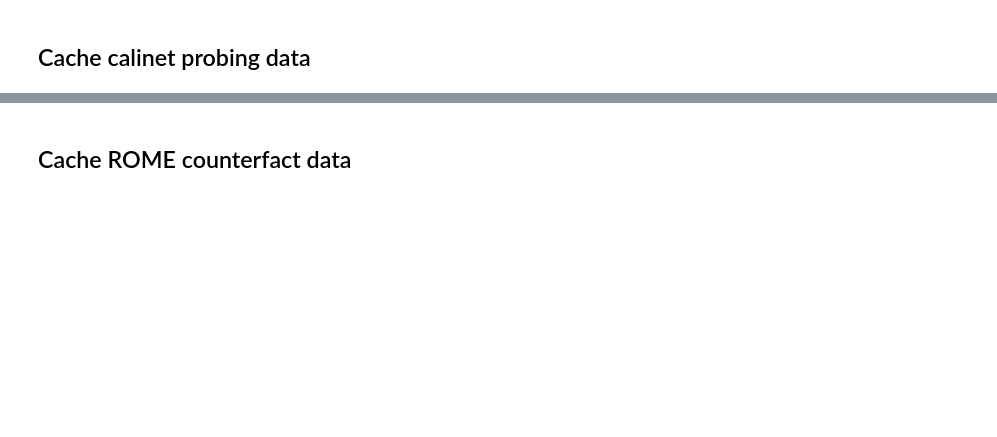
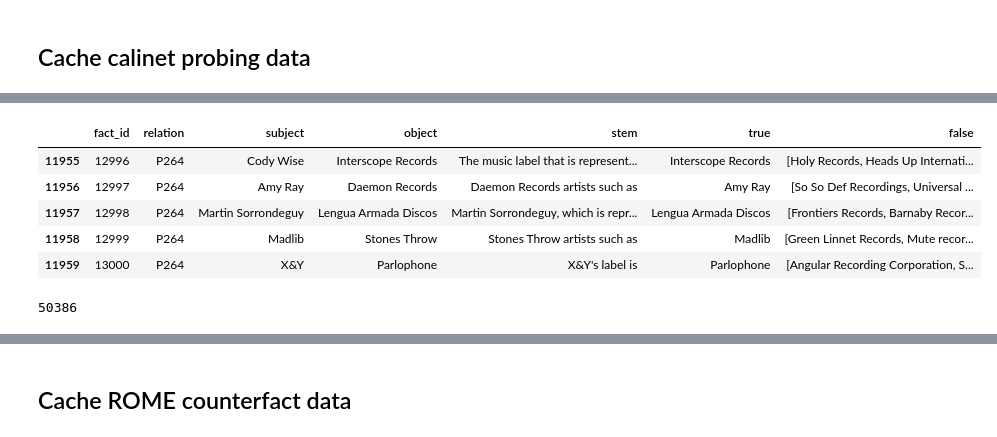
Before and after one commit to daniel-furman/polyglot-or-not, a Jupyter notebook: notebooks/cka_full_dataset_caching.ipynb, the cells around one changed output, grey strips where cells are left out. Saved outputs shown, nothing was run; the diff lists cells and outputs as text; code cells hidden in the pictures; blank space fills up the shorter version.

```diff
--- a/notebooks/cka_full_dataset_caching.ipynb
+++ b/notebooks/cka_full_dataset_caching.ipynb
@@ -105,2 +270,11 @@ trex_causal_df['stem'] = list(trimmed_stems)
+# %%
+trex_causal_subset.tail()
+# %% [output]
+|  | fact_id | relation | subject | object | stem | true | false |
+| 11955 | 12996 | P264 | Cody Wise | Interscope Records | The music label that is represent... | Interscope Records | [Holy Records, Heads Up Internati... |
+| 11956 | 12997 | P264 | Amy Ray | Daemon Records | Daemon Records artists such as | Amy Ray | [So So Def Recordings, Universal ... |
+| 11957 | 12998 | P264 | Martin Sorrondeguy | Lengua Armada Discos | Martin Sorrondeguy, which is repr... | Lengua Armada Discos | [Frontiers Records, Barnaby Recor... |
+| 11958 | 12999 | P264 | Madlib | Stones Throw | Stones Throw artists such as | Madlib | [Green Linnet Records, Mute recor... |
+| 11959 | 13000 | P264 | X&Y | Parlophone | X&Y's label is | Parlophone | [Angular Recording Corporation, S... |
 # %%
 output_dict = {}
@@ -114,3 +291,7 @@ for x, y in output_dict.items():
+# %%
+num_pairs
+# %% [output]
+50386
 # %%
 # write out cleaned/formatted df
 with open(
```
Also changed, not shown: parts of 36 cells of this notebook, 2 other files.
